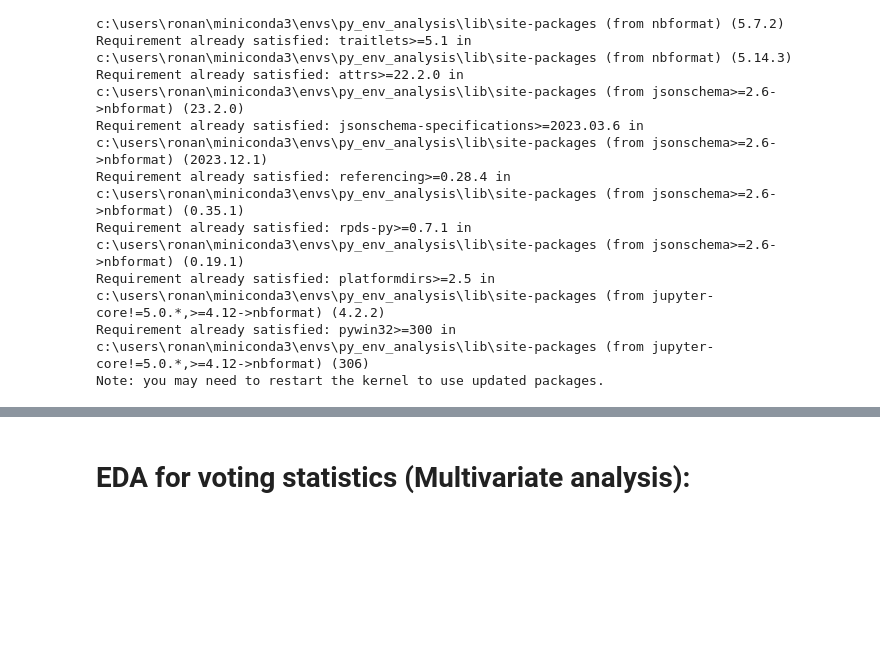
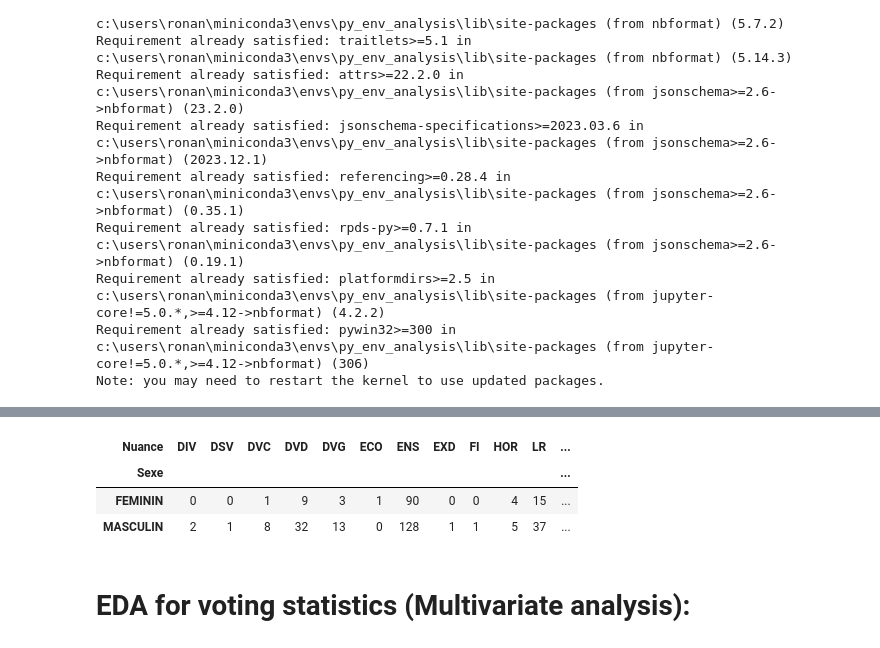
Before and after one commit to RonanRibouletPython/Data_Analysis_Job_Prep, a Jupyter notebook: Notebooks/EDA_Election_2024.ipynb, the cells around one changed output, grey strips where cells are left out. Drawn from its saved outputs; the diff is of its cells as text; code cells hidden in the pictures; blank space fills up the shorter version.

```diff
--- a/Notebooks/EDA_Election_2024.ipynb
+++ b/Notebooks/EDA_Election_2024.ipynb
@@ -707,3 +696,12 @@ fig.show()
+# %%
+tendency_by_gender = df_unique_candidates.groupby('Sexe')['Nuance',].value_counts().unstack(fill_value=0)
+
+tendency_by_gender.head()
+# %% [output]
+| Nuance | DIV | DSV | DVC | DVD | DVG | ECO | ENS | EXD | FI | HOR | LR | ... |
+| Sexe |  |  |  |  |  |  |  |  |  |  |  | ... |
+| FEMININ | 0 | 0 | 1 | 9 | 3 | 1 | 90 | 0 | 0 | 4 | 15 | ... |
+| MASCULIN | 2 | 1 | 8 | 32 | 13 | 0 | 128 | 1 | 1 | 5 | 37 | ... |
 # %% [markdown]
 # EDA for voting statistics (Multivariate analysis):
 # %%
```
Also changed, not shown: parts of 10 cells of this notebook, 1 other file.
